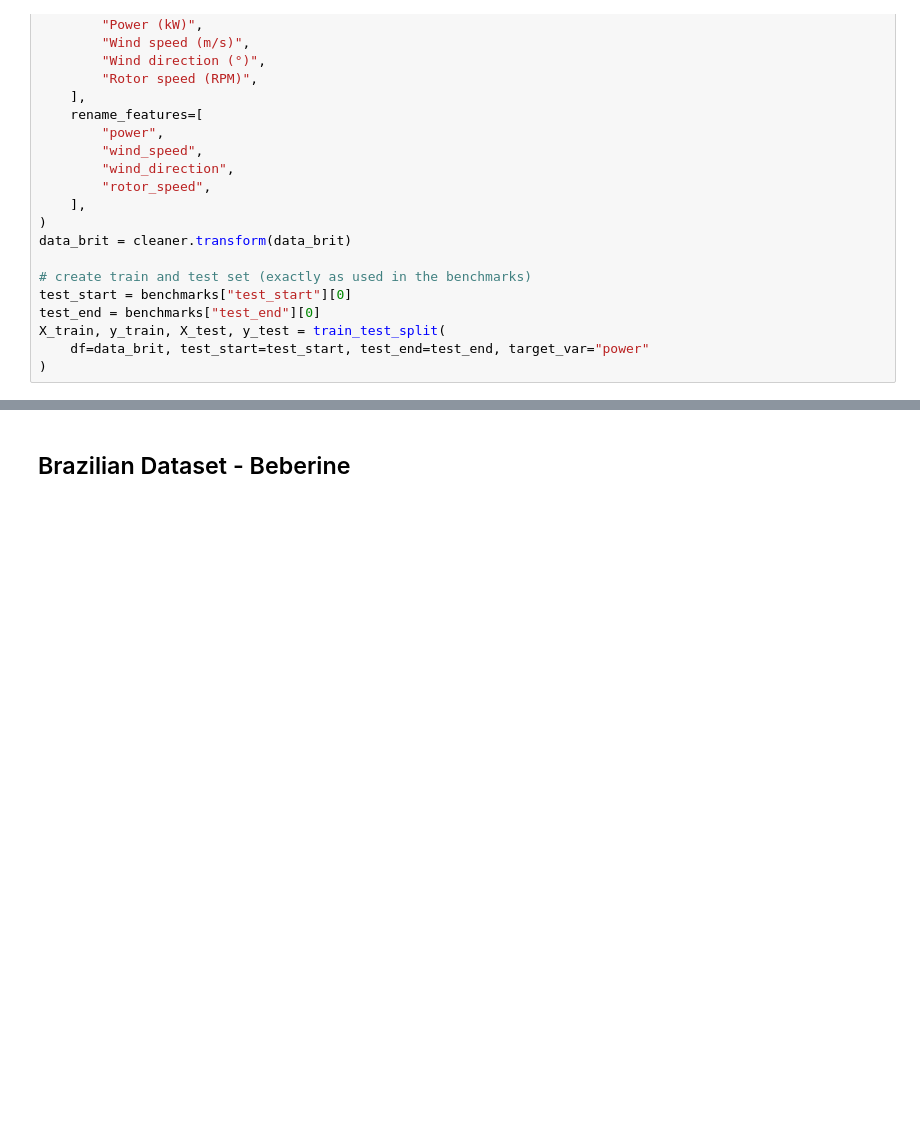
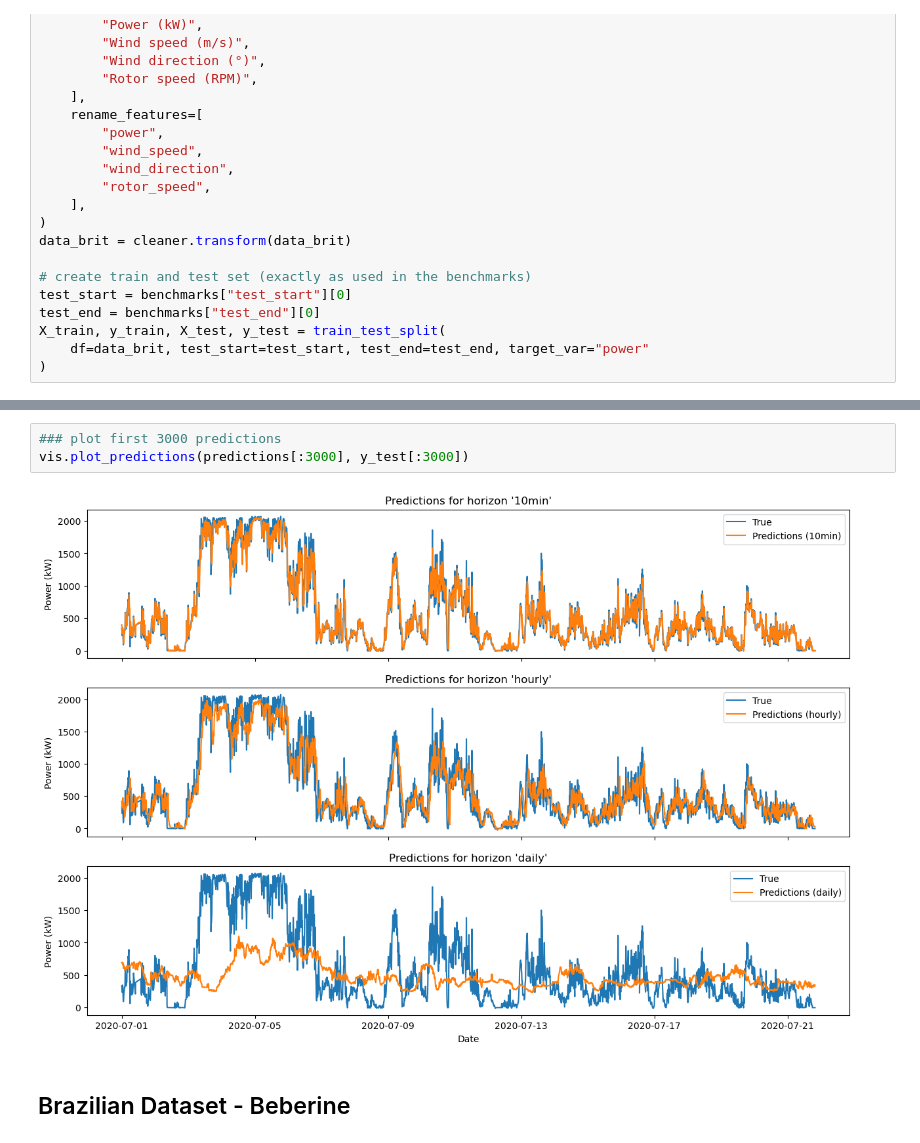
Before and after one commit to H-Kugler/forecasting-wind-power, a Jupyter notebook: notebooks/XGBoost.ipynb, the cells around one changed output, grey strips where cells are left out. Cells and saved outputs as stored; diff of their text form; blank space fills up the shorter version.

```diff
--- a/notebooks/XGBoost.ipynb
+++ b/notebooks/XGBoost.ipynb
@@ -129,3 +136,8 @@ Best parameters for horizon hourly: {'xgb__n_estimators': 300, 'xgb__min_child_w
+# %%
+### plot first 3000 predictions
+vis.plot_predictions(predictions[:3000], y_test[:3000])
+# %% [output]
+[figure, added]
 # %% [markdown]
 ## Brazilian Dataset - Beberine
 # %%
```
Also changed, not shown: parts of 17 cells of this notebook, 2 other files.
